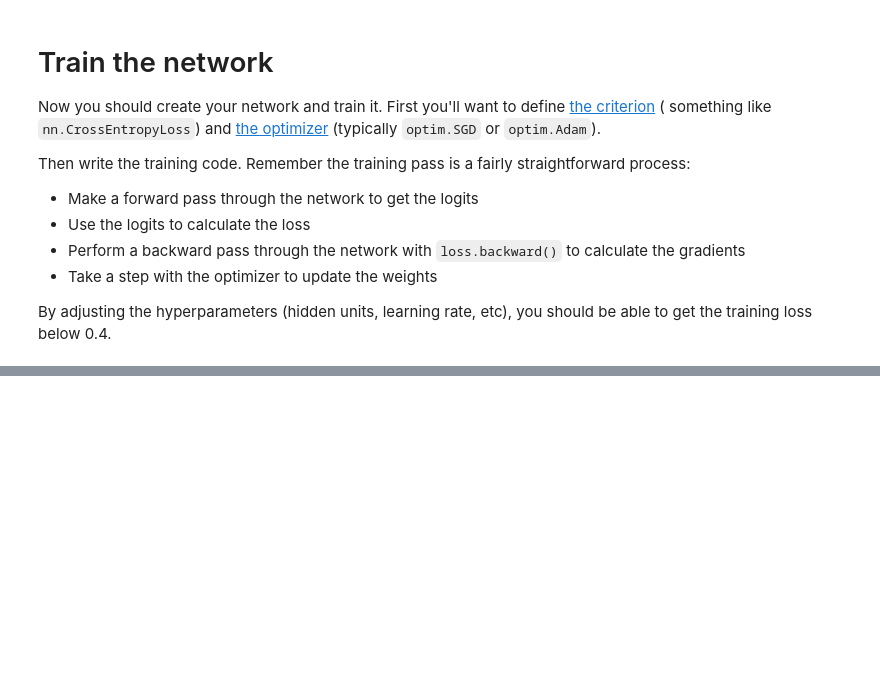
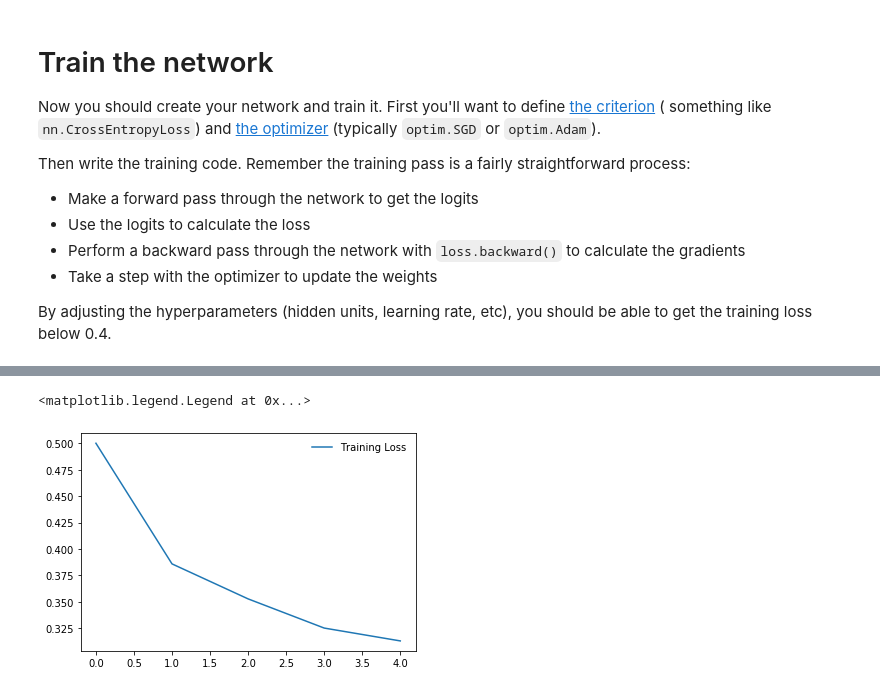
Before and after one commit to esgardner/Bertelsmann_Challenge_AI, a Jupyter notebook: Fashion_MNIST_Exercises.ipynb, the cells around one changed output, grey strips where cells are left out. Saved outputs shown, nothing was run; the diff lists cells and outputs as text; code cells hidden in the pictures; blank space fills up the shorter version.

Commit message:
added plot of losses

```diff
--- a/Fashion_MNIST_Exercises.ipynb
+++ b/Fashion_MNIST_Exercises.ipynb
@@ -95,7 +96,7 @@ optimizer = optim.Adam(model.parameters(), lr=learning_rate)
 
 # turn on gradients
 torch.set_grad_enabled(True)
-
+train_losses = []
 epochs = 5
 images, label = next(iter(trainloader))
 for e in range(epochs):
@@ -120,7 +121,7 @@ for e in range(epochs):
 
     total_loss += loss.item()
 
-
   else:
+    train_losses.append(total_loss / len(trainloader))
     print("Training loss after epoch {} = {}".format(e + 1, total_loss / len(trainloader)))
 # %% [output]
@@ -132,3 +133,10 @@ Training loss after epoch 5 = 0.3118144694818998
+# %%
+# display plot of the training loss
+plt.plot(train_losses, label="Training Loss")
+plt.legend(frameon=False)
+# %% [output]
+<matplotlib.legend.Legend at 0x...>
+[figure, added]
 # %%
 %matplotlib inline
 %config InlineBackend.figure_format = 'retina'
```
Also changed, not shown: parts of 5 cells of this notebook.
